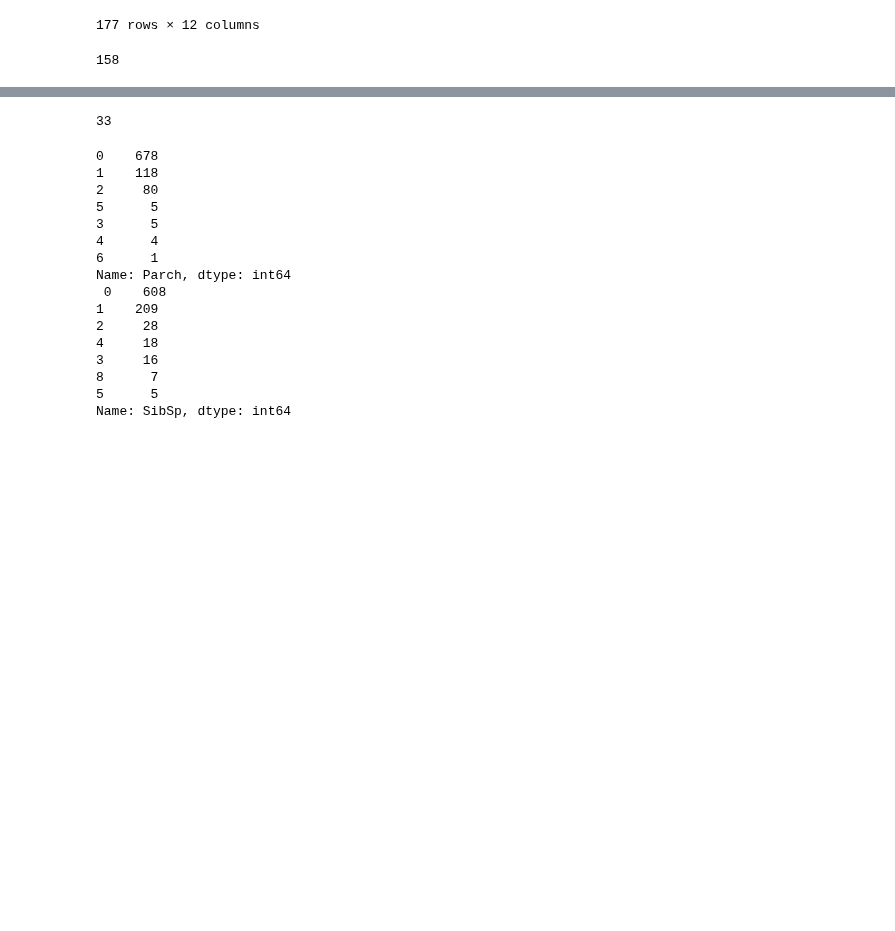
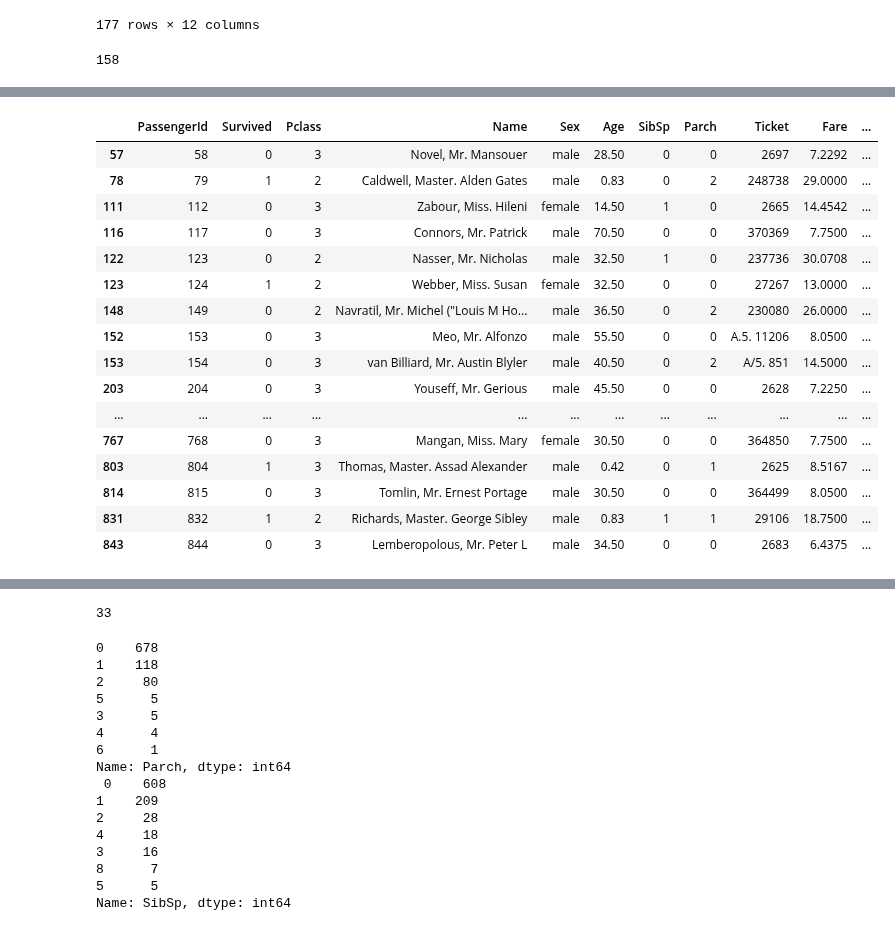
Before and after one commit to heoni00/Study-Data_Analysis, a Jupyter notebook: Kaggle/2022-12-06-titanic analysis note.ipynb, the cells around one changed output, grey strips where cells are left out. Saved outputs shown, nothing was run; the diff lists cells and outputs as text; code cells hidden in the pictures; blank space fills up the shorter version.

```diff
--- a/Kaggle/2022-12-06-titanic analysis note.ipynb
+++ b/Kaggle/2022-12-06-titanic analysis note.ipynb
@@ -145 +194,23 @@ age가 미상인 사람들의 약 90%는 cabin을 모른다.
+# %%
+# Age 변수 정밀 검사 - info 결과 float64형으로 탐색 되었음.
+
+train_df[(train_df.Age % 1 != 0) & (train_df.Age.notnull())] # 나이에 실수형은 있을 수 없기 때문에 이것도 이상치로 판단
+# %% [output]
+|  | PassengerId | Survived | Pclass | Name | Sex | Age | SibSp | Parch | Ticket | Fare | ... |
+| 57 | 58 | 0 | 3 | Novel, Mr. Mansouer | male | 28.50 | 0 | 0 | 2697 | 7.2292 | ... |
+| 78 | 79 | 1 | 2 | Caldwell, Master. Alden Gates | male | 0.83 | 0 | 2 | 248738 | 29.0000 | ... |
+| 111 | 112 | 0 | 3 | Zabour, Miss. Hileni | female | 14.50 | 1 | 0 | 2665 | 14.4542 | ... |
+| 116 | 117 | 0 | 3 | Connors, Mr. Patrick | male | 70.50 | 0 | 0 | 370369 | 7.7500 | ... |
+| 122 | 123 | 0 | 2 | Nasser, Mr. Nicholas | male | 32.50 | 1 | 0 | 237736 | 30.0708 | ... |
+| 123 | 124 | 1 | 2 | Webber, Miss. Susan | female | 32.50 | 0 | 0 | 27267 | 13.0000 | ... |
+| 148 | 149 | 0 | 2 | Navratil, Mr. Michel ("Louis M Ho... | male | 36.50 | 0 | 2 | 230080 | 26.0000 | ... |
+| 152 | 153 | 0 | 3 | Meo, Mr. Alfonzo | male | 55.50 | 0 | 0 | A.5. 11206 | 8.0500 | ... |
+| 153 | 154 | 0 | 3 | van Billiard, Mr. Austin Blyler | male | 40.50 | 0 | 2 | A/5. 851 | 14.5000 | ... |
+| 203 | 204 | 0 | 3 | Youseff, Mr. Gerious | male | 45.50 | 0 | 0 | 2628 | 7.2250 | ... |
+| ... | ... | ... | ... | ... | ... | ... | ... | ... | ... | ... | ... |
+| 767 | 768 | 0 | 3 | Mangan, Miss. Mary | female | 30.50 | 0 | 0 | 364850 | 7.7500 | ... |
+| 803 | 804 | 1 | 3 | Thomas, Master. Assad Alexander | male | 0.42 | 0 | 1 | 2625 | 8.5167 | ... |
+| 814 | 815 | 0 | 3 | Tomlin, Mr. Ernest Portage | male | 30.50 | 0 | 0 | 364499 | 8.0500 | ... |
+| 831 | 832 | 1 | 2 | Richards, Master. George Sibley | male | 0.83 | 1 | 1 | 29106 | 18.7500 | ... |
+| 843 | 844 | 0 | 3 | Lemberopolous, Mr. Peter L | male | 34.50 | 0 | 0 | 2683 | 6.4375 | ... |
 # %%
```
Also changed, not shown: parts of 21 cells of this notebook.
